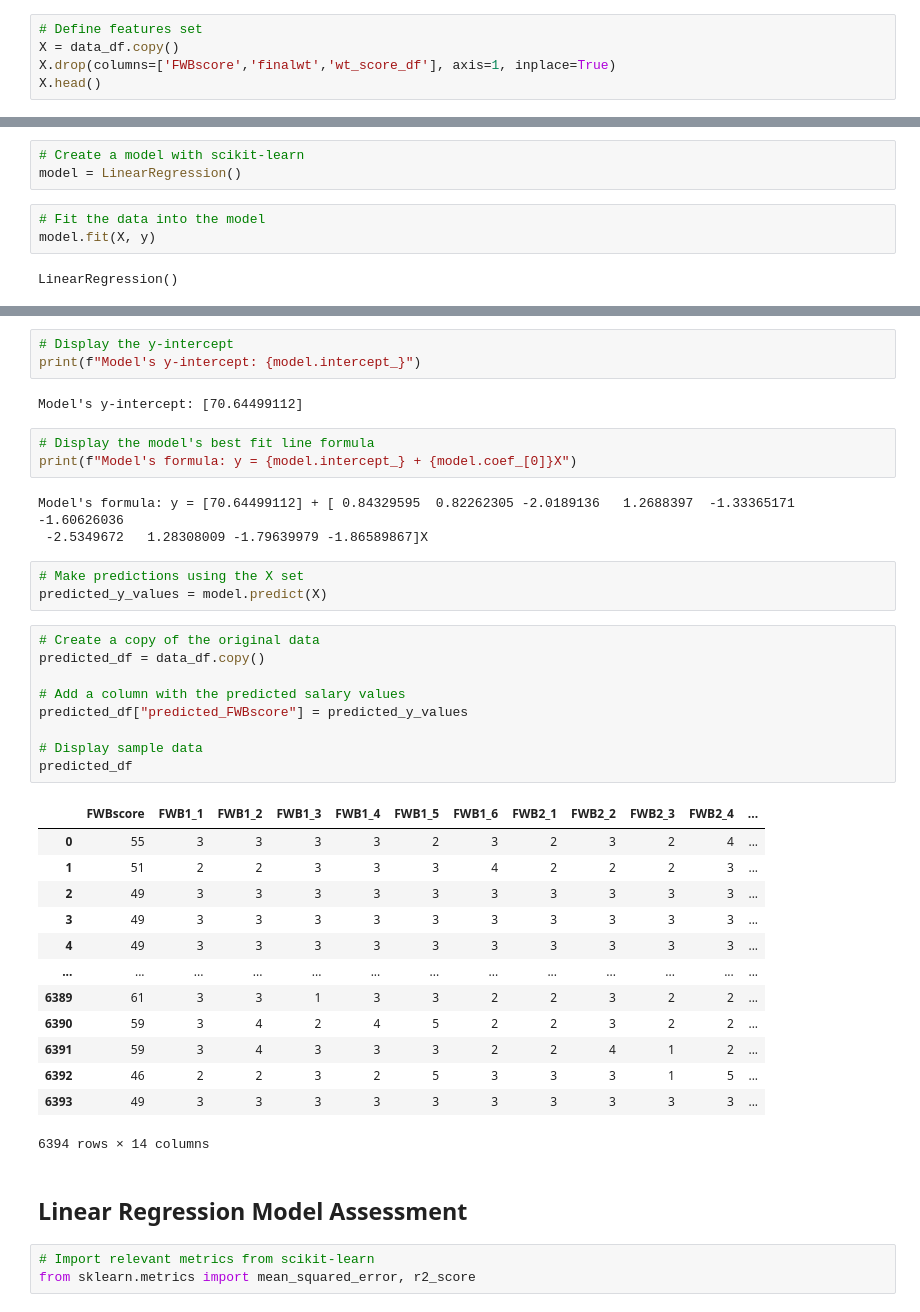
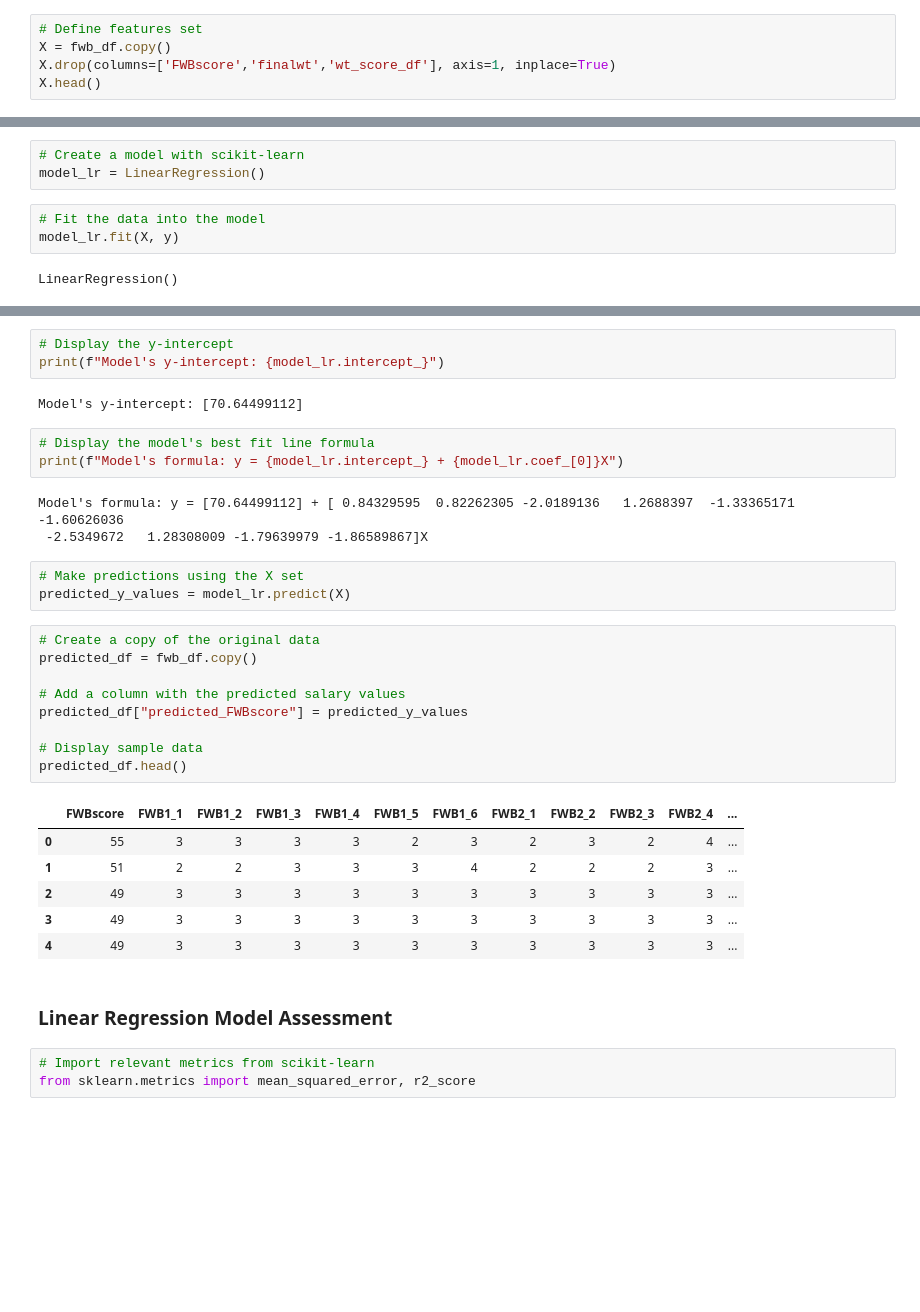
Before and after one commit to jeffdubo/project-4-financial-well-being, a Jupyter notebook: etl/fwb_data_matt.ipynb, the cells around one changed output, grey strips where cells are left out. Saved outputs shown, nothing was run; the diff lists cells and outputs as text; blank space fills up the shorter version.

```diff
--- a/etl/fwb_data_matt.ipynb
+++ b/etl/fwb_data_matt.ipynb
@@ -71,6 +72,6 @@ data_df.describe()
 # %%
 # Define features set
-X = data_df.copy()
+X = fwb_df.copy()
 X.drop(columns=['FWBscore','finalwt','wt_score_df'], axis=1, inplace=True)
 X.head()
 # %% [output]
@@ -95,9 +96,9 @@ array([[55],
 # %%
 # Create a model with scikit-learn
-model = LinearRegression()
+model_lr = LinearRegression()
 # %%
 # Fit the data into the model
-model.fit(X, y)
+model_lr.fit(X, y)
 # %% [output]
 LinearRegression()
 # %%
@@ -108,43 +109,36 @@ Model's slope: [[ 0.84329595  0.82262305 -2.0189136   1.2688397  -1.33365171 -1.
   -2.5349672   1.28308009 -1.79639979 -1.86589867]]
 # %%
 # Display the y-intercept
-print(f"Model's y-intercept: {model.intercept_}")
+print(f"Model's y-intercept: {model_lr.intercept_}")
 # %% [output]
 Model's y-intercept: [70.64499112]
 # %%
 # Display the model's best fit line formula
-print(f"Model's formula: y = {model.intercept_} + {model.coef_[0]}X")
+print(f"Model's formula: y = {model_lr.intercept_} + {model_lr.coef_[0]}X")
 # %% [output]
 Model's formula: y = [70.64499112] + [ 0.84329595  0.82262305 -2.0189136   1.2688397  -1.33365171 -1.60626036
  -2.5349672   1.28308009 -1.79639979 -1.86589867]X
 # %%
 # Make predictions using the X set
-predicted_y_values = model.predict(X)
+predicted_y_values = model_lr.predict(X)
 # %%
 # Create a copy of the original data
-predicted_df = data_df.copy()
+predicted_df = fwb_df.copy()
 
 # Add a column with the predicted salary values
 predicted_df["predicted_FWBscore"] = predicted_y_values
 
 # Display sample data
-predicted_df
+predicted_df.head()
 # %% [output]
 |  | FWBscore | FWB1_1 | FWB1_2 | FWB1_3 | FWB1_4 | FWB1_5 | FWB1_6 | FWB2_1 | FWB2_2 | FWB2_3 | FWB2_4 | ... |
 | 0 | 55 | 3 | 3 | 3 | 3 | 2 | 3 | 2 | 3 | 2 | 4 | ... |
 | 1 | 51 | 2 | 2 | 3 | 3 | 3 | 4 | 2 | 2 | 2 | 3 | ... |
 | 2 | 49 | 3 | 3 | 3 | 3 | 3 | 3 | 3 | 3 | 3 | 3 | ... |
 | 3 | 49 | 3 | 3 | 3 | 3 | 3 | 3 | 3 | 3 | 3 | 3 | ... |
 | 4 | 49 | 3 | 3 | 3 | 3 | 3 | 3 | 3 | 3 | 3 | 3 | ... |
-| ... | ... | ... | ... | ... | ... | ... | ... | ... | ... | ... | ... | ... |
-| 6389 | 61 | 3 | 3 | 1 | 3 | 3 | 2 | 2 | 3 | 2 | 2 | ... |
-| 6390 | 59 | 3 | 4 | 2 | 4 | 5 | 2 | 2 | 3 | 2 | 2 | ... |
-| 6391 | 59 | 3 | 4 | 3 | 3 | 3 | 2 | 2 | 4 | 1 | 2 | ... |
-| 6392 | 46 | 2 | 2 | 3 | 2 | 5 | 3 | 3 | 3 | 1 | 5 | ... |
-| 6393 | 49 | 3 | 3 | 3 | 3 | 3 | 3 | 3 | 3 | 3 | 3 | ... |
-6394 rows × 14 columns
 # %% [markdown]
-## Linear Regression Model Assessment
+### Linear Regression Model Assessment
 # %%
 # Import relevant metrics from scikit-learn
 from sklearn.metrics import mean_squared_error, r2_score
```
Also changed, not shown: parts of 54 cells of this notebook.
